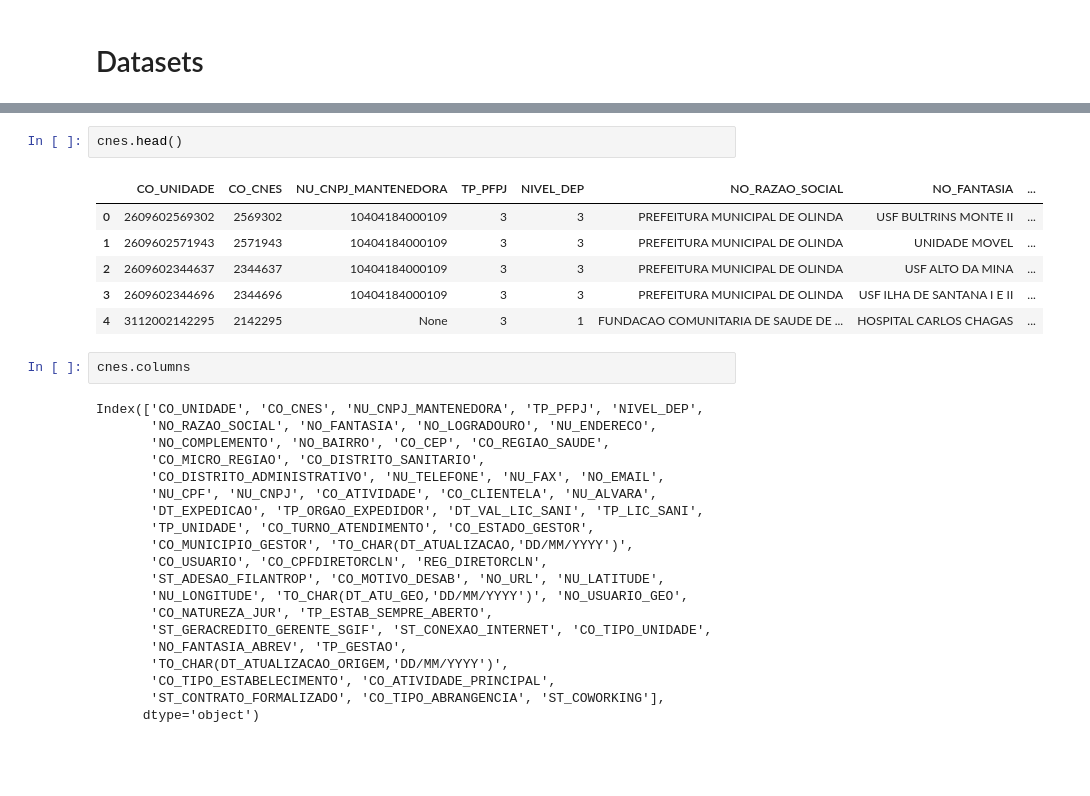
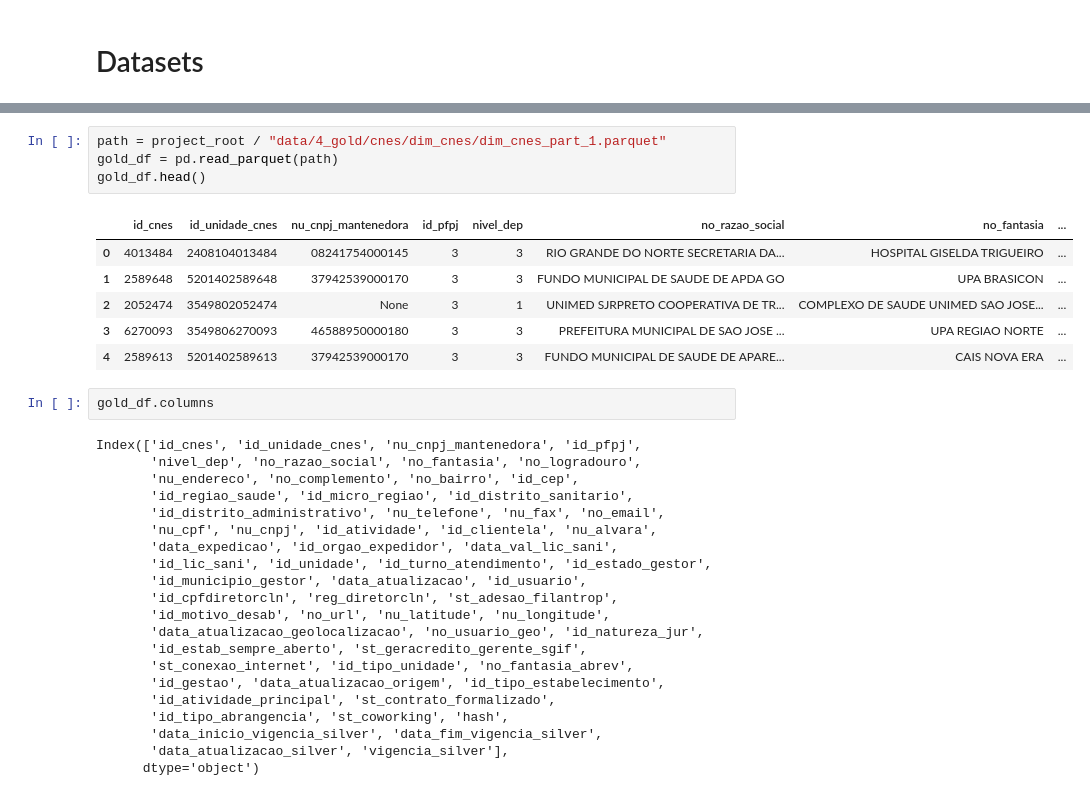
Before and after one commit to mlab-rs-brazil/dengue, a Jupyter notebook: eda/eda_cnes.ipynb, the cells around one changed output, grey strips where cells are left out. Cells and saved outputs as stored; diff of their text form; blank space fills up the shorter version.

```diff
--- a/eda/eda_cnes.ipynb
+++ b/eda/eda_cnes.ipynb
@@ -48,31 +21,34 @@ memory usage: 242.3+ MB
 # %%
-cnes.head()
+path = project_root / "data/4_gold/cnes/dim_cnes/dim_cnes_part_1.parquet"
+gold_df = pd.read_parquet(path)
+gold_df.head()
 # %% [output]
-|  | CO_UNIDADE | CO_CNES | NU_CNPJ_MANTENEDORA | TP_PFPJ | NIVEL_DEP | NO_RAZAO_SOCIAL | NO_FANTASIA | ... |
-| 0 | 2609602569302 | 2569302 | 10404184000109 | 3 | 3 | PREFEITURA MUNICIPAL DE OLINDA | USF BULTRINS MONTE II | ... |
-| 1 | 2609602571943 | 2571943 | 10404184000109 | 3 | 3 | PREFEITURA MUNICIPAL DE OLINDA | UNIDADE MOVEL | ... |
-| 2 | 2609602344637 | 2344637 | 10404184000109 | 3 | 3 | PREFEITURA MUNICIPAL DE OLINDA | USF ALTO DA MINA | ... |
-| 3 | 2609602344696 | 2344696 | 10404184000109 | 3 | 3 | PREFEITURA MUNICIPAL DE OLINDA | USF ILHA DE SANTANA I E II | ... |
-| 4 | 3112002142295 | 2142295 | None | 3 | 1 | FUNDACAO COMUNITARIA DE SAUDE DE ... | HOSPITAL CARLOS CHAGAS | ... |
+|  | id_cnes | id_unidade_cnes | nu_cnpj_mantenedora | id_pfpj | nivel_dep | no_razao_social | no_fantasia | ... |
+| 0 | 4013484 | 2408104013484 | 08241754000145 | 3 | 3 | RIO GRANDE DO NORTE SECRETARIA DA... | HOSPITAL GISELDA TRIGUEIRO | ... |
+| 1 | 2589648 | 5201402589648 | 37942539000170 | 3 | 3 | FUNDO MUNICIPAL DE SAUDE DE APDA GO | UPA BRASICON | ... |
+| 2 | 2052474 | 3549802052474 | None | 3 | 1 | UNIMED SJRPRETO COOPERATIVA DE TR... | COMPLEXO DE SAUDE UNIMED SAO JOSE... | ... |
+| 3 | 6270093 | 3549806270093 | 46588950000180 | 3 | 3 | PREFEITURA MUNICIPAL DE SAO JOSE ... | UPA REGIAO NORTE | ... |
+| 4 | 2589613 | 5201402589613 | 37942539000170 | 3 | 3 | FUNDO MUNICIPAL DE SAUDE DE APARE... | CAIS NOVA ERA | ... |
 # %%
-cnes.columns
+gold_df.columns
 # %% [output]
-Index(['CO_UNIDADE', 'CO_CNES', 'NU_CNPJ_MANTENEDORA', 'TP_PFPJ', 'NIVEL_DEP',
-       'NO_RAZAO_SOCIAL', 'NO_FANTASIA', 'NO_LOGRADOURO', 'NU_ENDERECO',
-       'NO_COMPLEMENTO', 'NO_BAIRRO', 'CO_CEP', 'CO_REGIAO_SAUDE',
-       'CO_MICRO_REGIAO', 'CO_DISTRITO_SANITARIO',
-       'CO_DISTRITO_ADMINISTRATIVO', 'NU_TELEFONE', 'NU_FAX', 'NO_EMAIL',
-       'NU_CPF', 'NU_CNPJ', 'CO_ATIVIDADE', 'CO_CLIENTELA', 'NU_ALVARA',
-       'DT_EXPEDICAO', 'TP_ORGAO_EXPEDIDOR', 'DT_VAL_LIC_SANI', 'TP_LIC_SANI',
-       'TP_UNIDADE', 'CO_TURNO_ATENDIMENTO', 'CO_ESTADO_GESTOR',
-       'CO_MUNICIPIO_GESTOR', 'TO_CHAR(DT_ATUALIZACAO,'DD/MM/YYYY')',
-       'CO_USUARIO', 'CO_CPFDIRETORCLN', 'REG_DIRETORCLN',
-       'ST_ADESAO_FILANTROP', 'CO_MOTIVO_DESAB', 'NO_URL', 'NU_LATITUDE',
-       'NU_LONGITUDE', 'TO_CHAR(DT_ATU_GEO,'DD/MM/YYYY')', 'NO_USUARIO_GEO',
-       'CO_NATUREZA_JUR', 'TP_ESTAB_SEMPRE_ABERTO',
-       'ST_GERACREDITO_GERENTE_SGIF', 'ST_CONEXAO_INTERNET', 'CO_TIPO_UNIDADE',
-       'NO_FANTASIA_ABREV', 'TP_GESTAO',
-       'TO_CHAR(DT_ATUALIZACAO_ORIGEM,'DD/MM/YYYY')',
-       'CO_TIPO_ESTABELECIMENTO', 'CO_ATIVIDADE_PRINCIPAL',
-       'ST_CONTRATO_FORMALIZADO', 'CO_TIPO_ABRANGENCIA', 'ST_COWORKING'],
+Index(['id_cnes', 'id_unidade_cnes', 'nu_cnpj_mantenedora', 'id_pfpj',
+       'nivel_dep', 'no_razao_social', 'no_fantasia', 'no_logradouro',
+       'nu_endereco', 'no_complemento', 'no_bairro', 'id_cep',
+       'id_regiao_saude', 'id_micro_regiao', 'id_distrito_sanitario',
+       'id_distrito_administrativo', 'nu_telefone', 'nu_fax', 'no_email',
+       'nu_cpf', 'nu_cnpj', 'id_atividade', 'id_clientela', 'nu_alvara',
+       'data_expedicao', 'id_orgao_expedidor', 'data_val_lic_sani',
+       'id_lic_sani', 'id_unidade', 'id_turno_atendimento', 'id_estado_gestor',
+       'id_municipio_gestor', 'data_atualizacao', 'id_usuario',
+       'id_cpfdiretorcln', 'reg_diretorcln', 'st_adesao_filantrop',
+       'id_motivo_desab', 'no_url', 'nu_latitude', 'nu_longitude',
+       'data_atualizacao_geolocalizacao', 'no_usuario_geo', 'id_natureza_jur',
+       'id_estab_sempre_aberto', 'st_geracredito_gerente_sgif',
+       'st_conexao_internet', 'id_tipo_unidade', 'no_fantasia_abrev',
+       'id_gestao', 'data_atualizacao_origem', 'id_tipo_estabelecimento',
+       'id_atividade_principal', 'st_contrato_formalizado',
+       'id_tipo_abrangencia', 'st_coworking', 'hash',
+       'data_inicio_vigencia_silver', 'data_fim_vigencia_silver',
+       'data_atualizacao_silver', 'vigencia_silver'],
       dtype='object')
```
Also changed, not shown: parts of 11 cells of this notebook, 33 other files.
